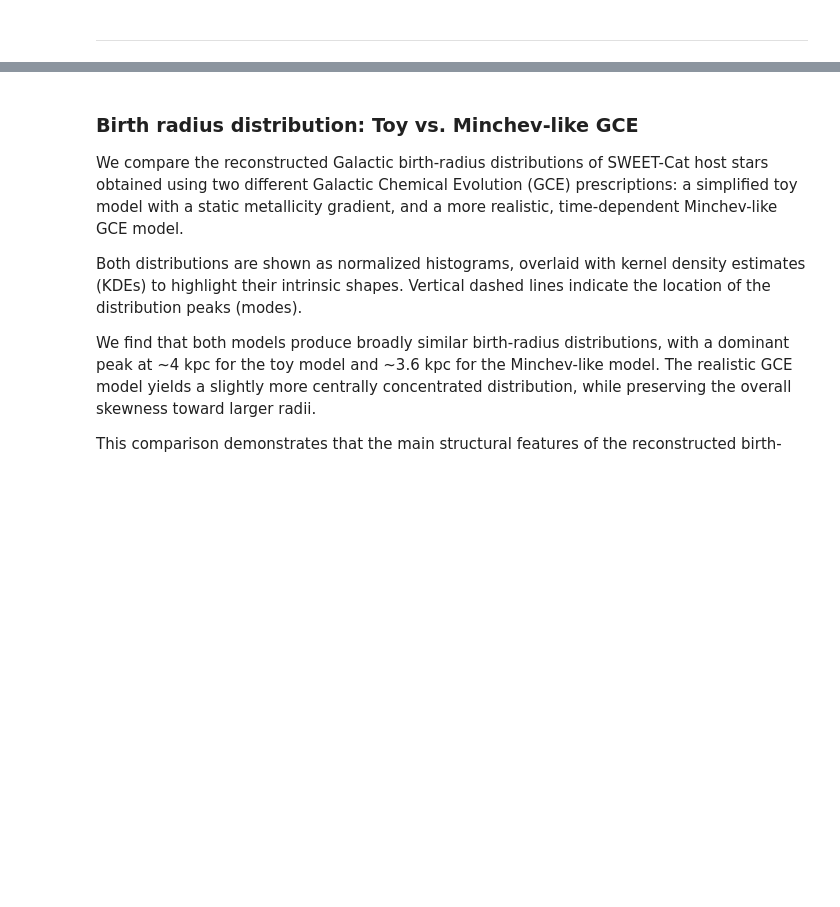
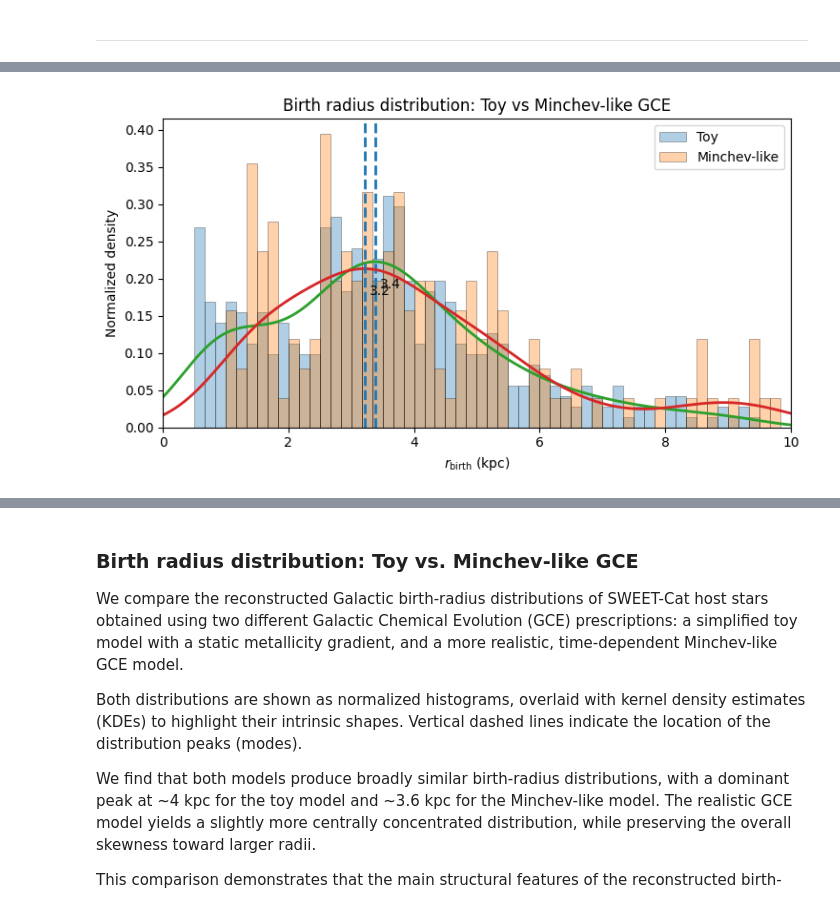
Before and after one commit to stellar-attractor/attractor-lab, a Jupyter notebook: topics/TOP_0001_exoplanet_birth_radius/notebooks/ACAP_001_EN.ipynb, the cells around one changed output, grey strips where cells are left out. Cells and saved outputs as stored; diff of their text form; code cells hidden in the pictures; blank space fills up the shorter version.

```diff
--- a/topics/TOP_0001_exoplanet_birth_radius/notebooks/ACAP_001_EN.ipynb
+++ b/topics/TOP_0001_exoplanet_birth_radius/notebooks/ACAP_001_EN.ipynb
@@ -1171,0 +1501,95 @@ Saved: /Users/mloktionov/PycharmProjects/Stellar_Attractor/attractor-lab/topics/
+# %%
+import numpy as np
+import pandas as pd
+import matplotlib.pyplot as plt
+from pathlib import Path
+from scipy.stats import gaussian_kde
+
+# --- paths ---
+root_path = Path.cwd()
+while not (root_path / "topics").exists():
+    root_path = root_path.parent
+
+topic_root = root_path / "topics/TOP_0001_exoplanet_birth_radius"
+toy_path = topic_root / "data/processed/sweetcat_rbirth_toy.csv"
+gce_path = topic_root / "data/processed/sweetcat_rbirth_gce.csv"
+
+toy_df = pd.read_csv(toy_path)
+gce_df = pd.read_csv(gce_path)
+
+print("TOY CSV:", toy_path)
+print("TOY columns:", list(toy_df.columns))
+print("GCE CSV:", gce_path)
+print("GCE columns:", list(gce_df.columns))
+
+# --- pick columns robustly ---
+toy_col = "rbirth_kpc_clipped" if "rbirth_kpc_clipped" in toy_df.columns else (
+          "rbirth_kpc" if "rbirth_kpc" in toy_df.columns else None)
+min_col = "r_birth_kpc" if "r_birth_kpc" in gce_df.columns else (
+          "rbirth_kpc" if "rbirth_kpc" in gce_df.columns else None)
+
+if toy_col is None:
+    raise KeyError("Toy r_birth column not found. Expected 'rbirth_kpc_clipped' or 'rbirth_kpc'.")
+if min_col is None:
+    raise KeyError("Minchev-like r_birth column not found. Expected 'r_birth_kpc' (or fallback 'rbirth_kpc').")
+
+toy = pd.to_numeric(toy_df[toy_col], errors="coerce").dropna().to_numpy()
+minc = pd.to_numeric(gce_df[min_col], errors="coerce").dropna().to_numpy()
+
+# --- match toy-style axis/bins ---
+X_MAX = 10.0
+RANGE = (0.0, X_MAX)
+BINS = 60  # ~2x more than 30
+
+toy = toy[(toy >= RANGE[0]) & (toy <= RANGE[1])]
+minc = minc[(minc >= RANGE[0]) & (minc <= RANGE[1])]
+
+# --- KDE grid ---
+x = np.linspace(RANGE[0], RANGE[1], 1200)
+
+def kde_mode(arr):
+    if len(arr) < 10:
+        return None, None
+    k = gaussian_kde(arr)
+    y = k(x)
+    mode = float(x[np.argmax(y)])
+    return y, mode
+
+y_toy, mode_toy = kde_mode(toy)
+y_min, mode_min = kde_mode(minc)
+
+if mode_toy is not None:
+    print(f"Toy peak (KDE mode)     r_birth ≈ {mode_toy:.2f} kpc")
+else:
+    print("Toy: not enough points for KDE mode.")
+if mode_min is not None:
+    print(f"Minchev-like peak (KDE) r_birth ≈ {mode_min:.2f} kpc")
+else:
+    print("Minchev-like: not enough points for KDE mode.")
+
+# --- plot ---
+fig, ax = plt.subplots(figsize=(8.5, 4.2))
+
+# histograms (same bins/range)
+ax.hist(toy,  bins=BINS, range=RANGE, density=True, alpha=0.35, edgecolor="k", linewidth=0.6, label="Toy")
+ax.hist(minc, bins=BINS, range=RANGE, density=True, alpha=0.35, edgecolor="k", linewidth=0.6, label="Minchev-like")
+
+# KDE curves
+if y_toy is not None:
+    ax.plot(x, y_toy, lw=2)
+    ax.axvline(mode_toy, ls="--", lw=2)
+    ax.text(mode_toy + 0.08, y_toy.max() * 0.90, f"{mode_toy:.1f}", va="top")
+if y_min is not None:
+    ax.plot(x, y_min, lw=2)
+    ax.axvline(mode_min, ls="--", lw=2)
+    ax.text(mode_min + 0.08, y_min.max() * 0.90, f"{mode_min:.1f}", va="top")
+
+ax.set_xlim(RANGE)
+ax.set_xlabel(r"$r_{\rm birth}$ (kpc)")
+ax.set_ylabel("Normalized density")
+ax.set_title("Birth radius distribution: Toy vs Minchev-like GCE")
+ax.legend()
+
+save_fig("Figure_7", fig=fig)
+plt.show()
+# %% [output]
@@ -1171,0 +1603 @@ Saved: /Users/mloktionov/PycharmProjects/Stellar_Attractor/attractor-lab/topics/
+[figure, added]
```
Also changed, not shown: parts of 82 cells of this notebook, 6 other files.
